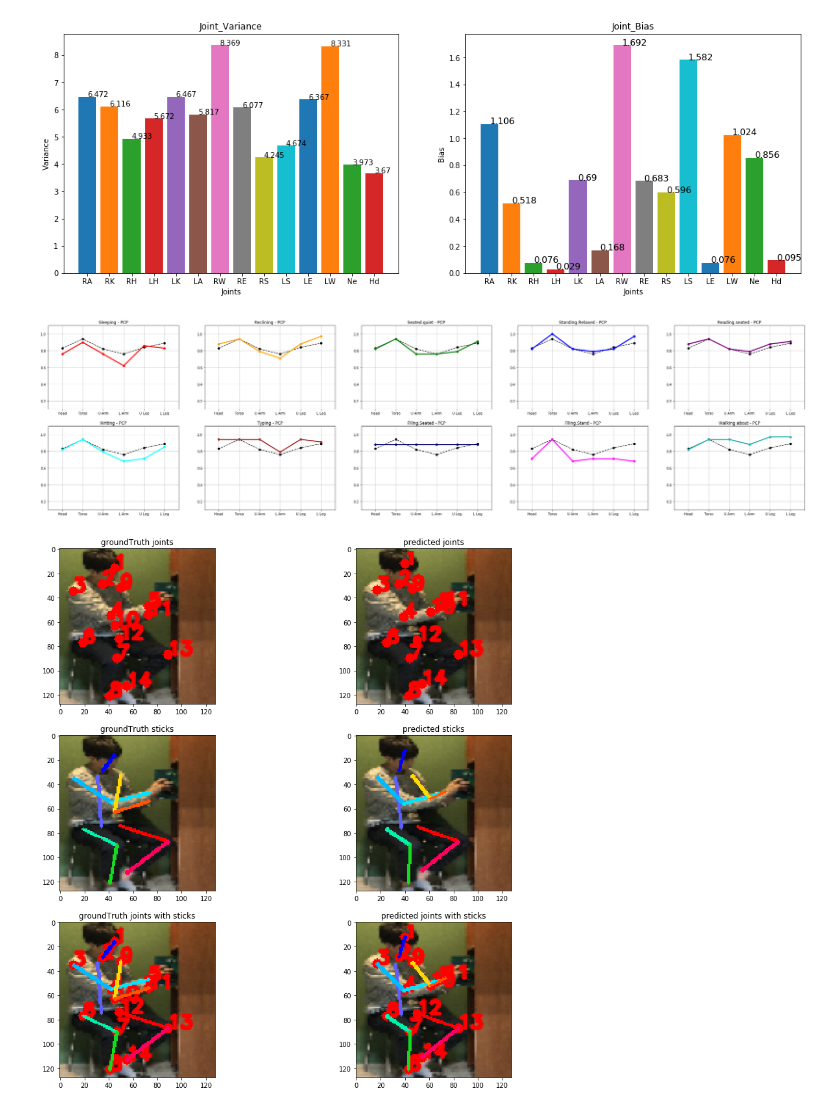
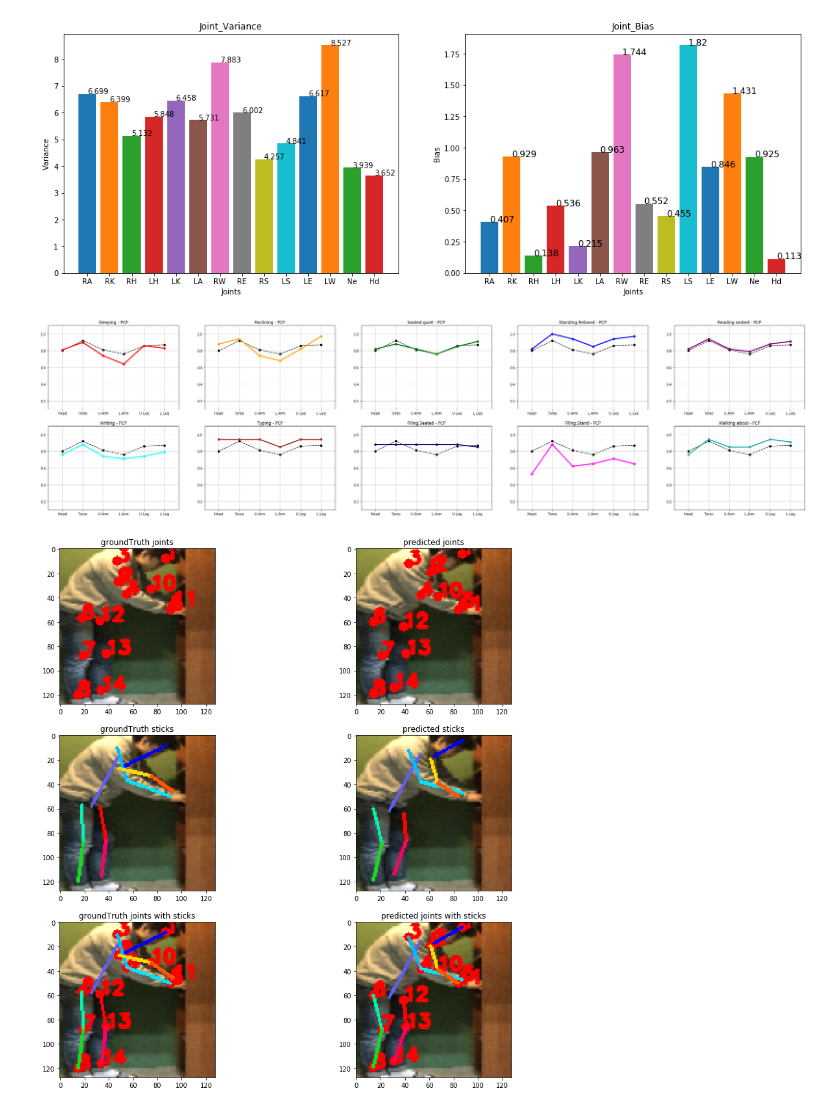
Before and after one commit to Hahnnz/Human_Pose_MET_Score_Estimation, a Jupyter notebook: Analysis_Result.ipynb, the cells around one changed output. Saved outputs shown, nothing was run; the diff lists cells and outputs as text; code cells hidden in the pictures.

Commit message:
added test for single image

```diff
--- a/Analysis_Result.ipynb
+++ b/Analysis_Result.ipynb
@@ -3,14 +3,23 @@ from models.regressionnet_resnet import *
 from scripts import tools
 from scripts import dataset
 from scripts.config import *
+import cv2
 
-tools.etc.set_GPU("1")
+def normalize_img(img):
+    tmp_shape = img.shape
+    img = img.astype(np.float32)
+    img -= img.reshape(-1, 3).mean(axis=0)
+    img /= img.reshape(-1, 3).std(axis=0) + 1e-5
+    img = img.reshape(tmp_shape)
+    return(img)
+
+tools.etc.set_GPU("0")
 # %%
 net = Regressionnet(data_shape=(128,128,3),num_joints=14,gpu_memory_fraction=None, phase='inference')
 
 with net.graph.as_default():
     saver = tf.train.Saver()
-    saver.restore(net.sess, "./out/gpu0/Regressionnet_highest_pcp.ckpt")
+    saver.restore(net.sess, "./out/gpu3/Regressionnet_highest_pcp.ckpt")
 
     test_it = dataset.met("./dataset/MET7/met7_test.csv", Bbox=True, Bbox_mode='apply', scale_set=[1.5],
                           re_img_size=(128,128), dataset_root="./dataset/MET7/", Shuffle=False, normalize=True)
@@ -49,14 +58,14 @@ tools.analysis.visualize_Variances_per_joint(test_it.labels, test_it.coor_set, p
 # %%
 tools.analysis.hist_Variance_Bias_per_joint(test_it.coor_set, predicted_joints)
 # %% [output]
-[figure, old version]
+[figure, new version]
 # %%
 tools.analysis.plot_total_pcp_result(test_it.labels, orig_canonical, pred_canonical)
 # %% [output]
-[figure, old version]
+[figure, new version]
 # %%
-idx=123
+idx=173
 
 tools.analysis.demo_plot(orig_img_set[idx], orig_canonical[idx], pred_canonical[idx])
 # %% [output]
-[figure, old version]
+[figure, new version]
```
Also changed, not shown: parts of 5 cells of this notebook.
